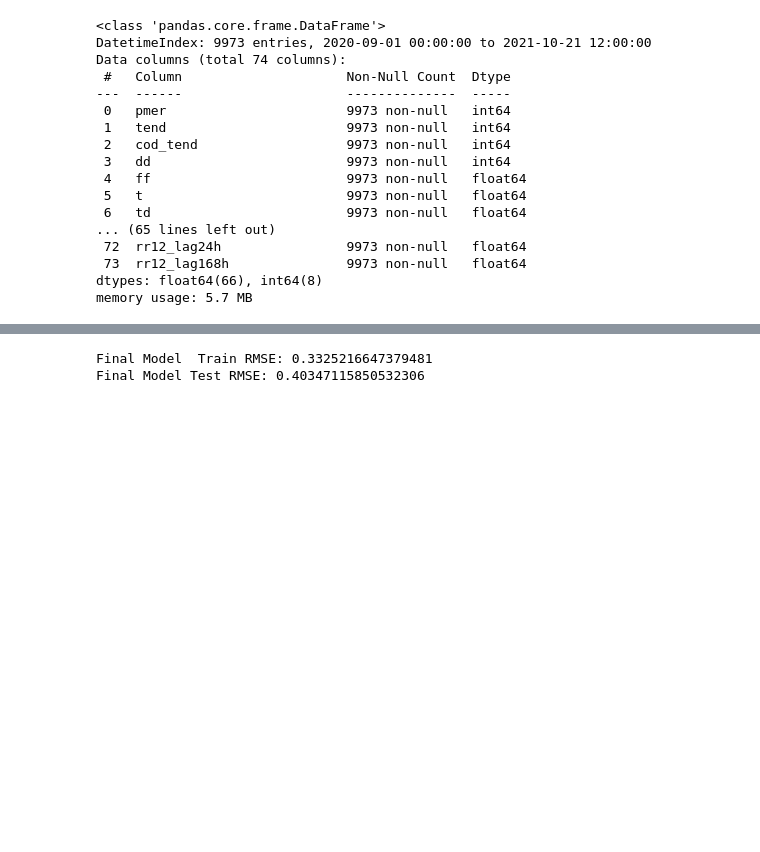
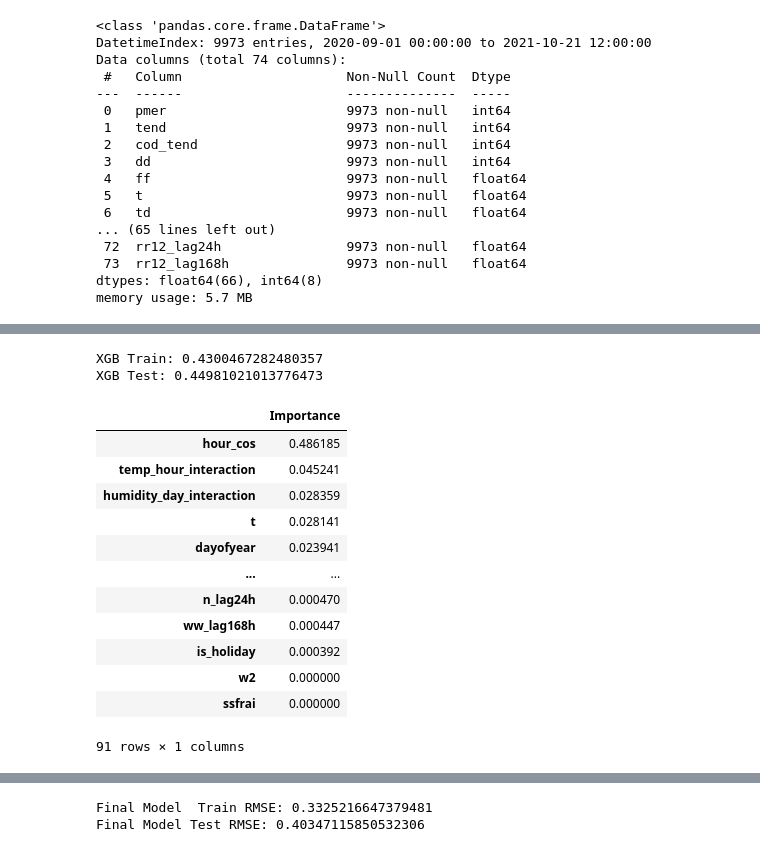
Before and after one commit to Ameya1337/Bike-Counters-Ameya---Qiling, a Jupyter notebook: Timeseries with XGBoost final.ipynb, the cells around one changed output, grey strips where cells are left out. Saved outputs shown, nothing was run; the diff lists cells and outputs as text; code cells hidden in the pictures; blank space fills up the shorter version.

```diff
--- a/Timeseries with XGBoost final.ipynb
+++ b/Timeseries with XGBoost final.ipynb
@@ -855,7 +534,5 @@ for column in boolean_columns:
 combined_train = train.merge(
     weather_data, left_index=True, right_index=True, how="left"
 )
-combined_test = test.merge(weather_data, left_index=True, right_index=True, how="left")
-combined_prediction = prediction.merge(
-    weather_data, left_index=True, right_index=True, how="left"
-)
+combined_test = test.merge(
+    weather_data, left_index=True, right_index=True, how="left")
@@ -2064,11 +2104,29 @@ print("XGB Train:", rmse_xgb_train)
 y_pred_xgb = reg.predict(X_test)
 rmse_xgb_test = mean_squared_error(y_test, y_pred_xgb, squared=False)
 print("XGB Test:", rmse_xgb_test)
+# %% [output]
+XGB Train: 0.4300467282480357
+XGB Test: 0.44981021013776473
 # %%
 fi = pd.DataFrame(
-    data=reg.feature_importances_, index=reg.feature_names_in_, columns=["Importance"]
+    data=reg.feature_importances_, index=reg.feature_names_in_, columns=[
+        "Importance"]
 )
 fi.sort_values(by="Importance", ascending=False)
+# %% [output]
+|  | Importance |
+| hour_cos | 0.486185 |
+| temp_hour_interaction | 0.045241 |
+| humidity_day_interaction | 0.028359 |
+| t | 0.028141 |
+| dayofyear | 0.023941 |
+| ... | ... |
+| n_lag24h | 0.000470 |
+| ww_lag168h | 0.000447 |
+| is_holiday | 0.000392 |
+| w2 | 0.000000 |
+| ssfrai | 0.000000 |
+91 rows × 1 columns
 # %%
 features = [
     "hour_cos",
```
Also changed, not shown: parts of 140 cells of this notebook.
